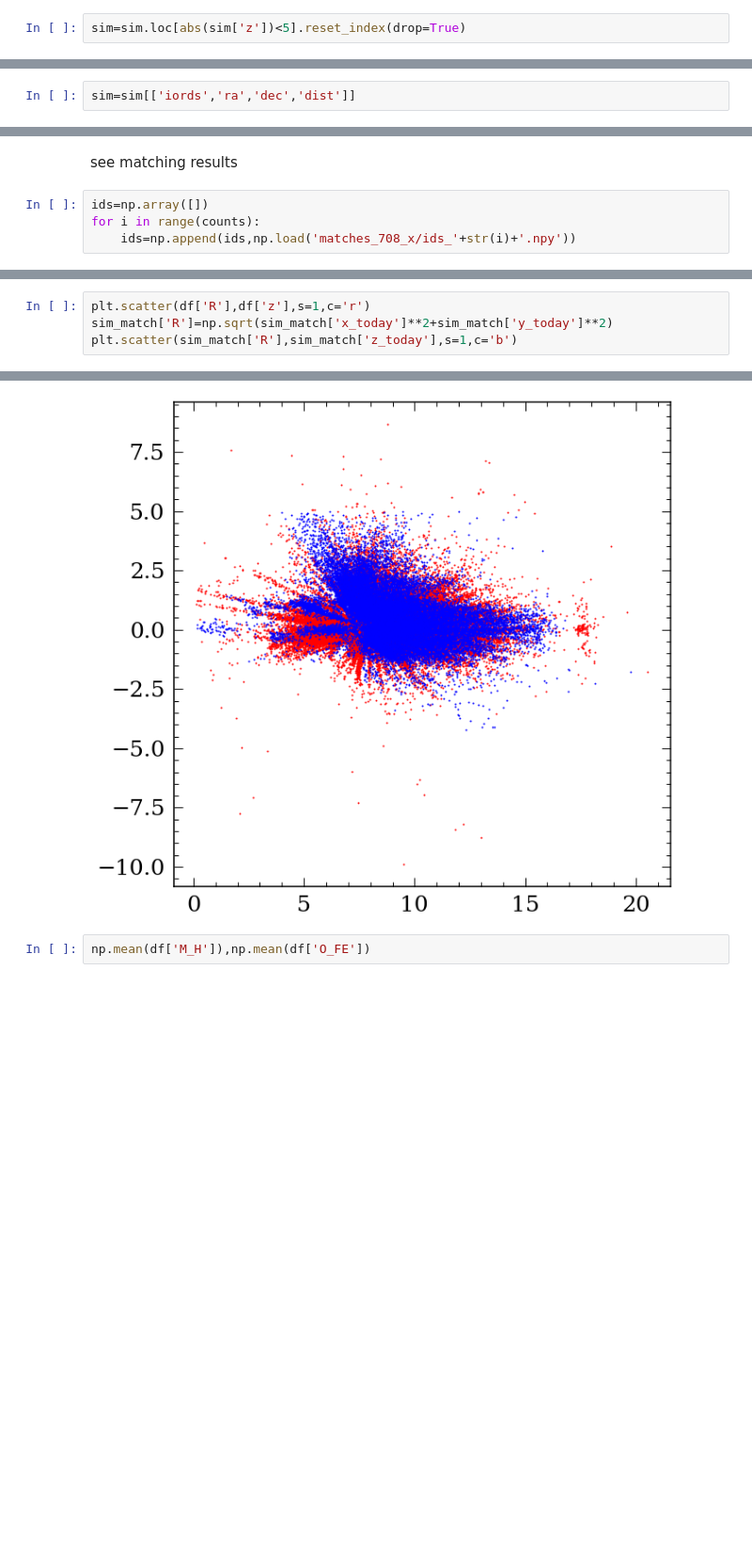
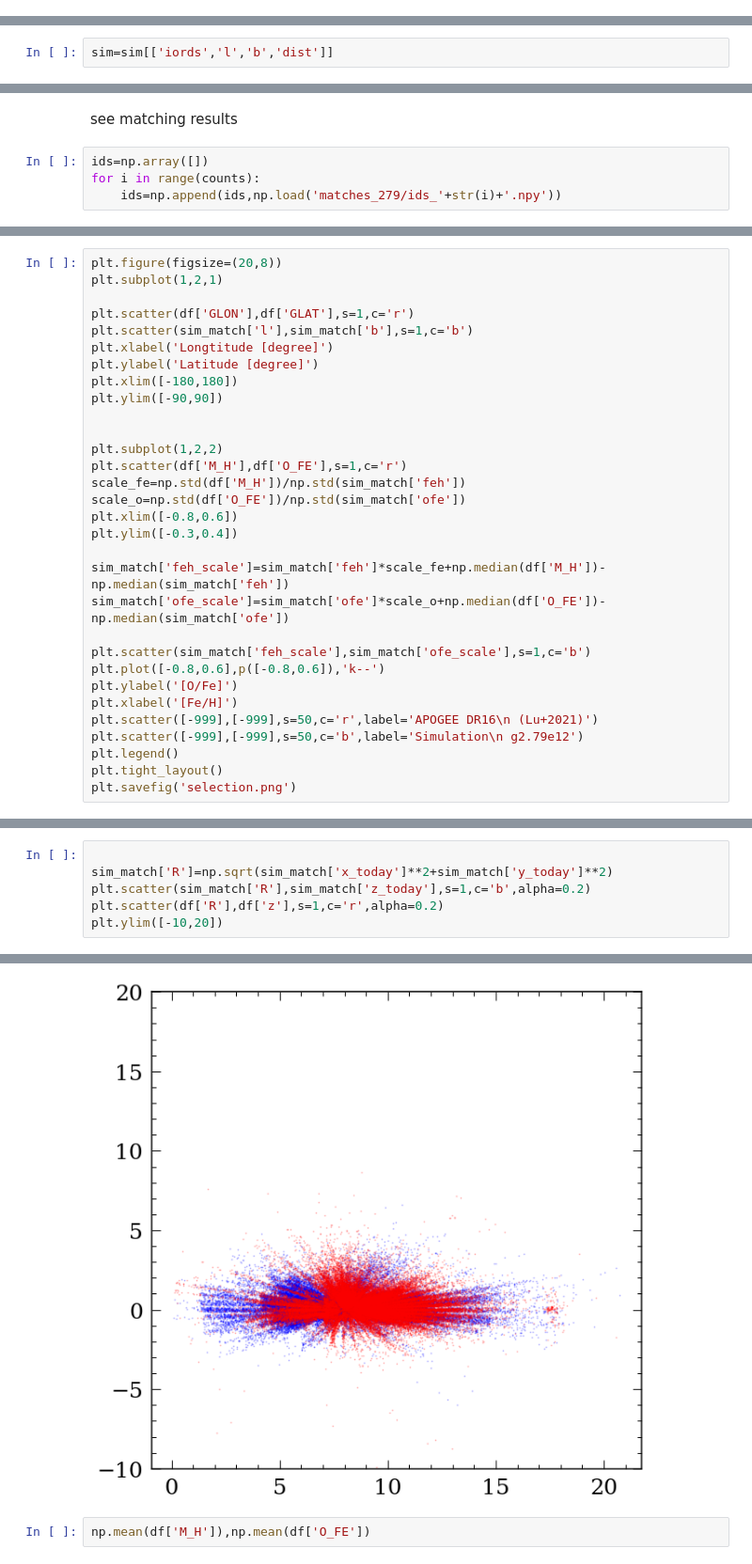
Before and after one commit to lyx12311/BuckSimulation, a Jupyter notebook: Data.ipynb, the cells around one changed output, grey strips where cells are left out. Shown at 94% size. Cells and saved outputs as stored; diff of their text form; blank space fills up the shorter version.

```diff
--- a/Data.ipynb
+++ b/Data.ipynb
@@ -86,2 +44,0 @@ sim=sim.loc[sim['dec']>-50].reset_index(drop=True)
-# %%
-sim=sim.loc[abs(sim['z'])<5].reset_index(drop=True)
@@ -107,5 +129,5 @@ np.shape(sim),np.shape(df)
 # %%
-sim=sim[['iords','ra','dec','dist']]
+sim=sim[['iords','l','b','dist']]
 # %% [markdown]
 Get stars closest to location of the APOGEE star
 # %%
@@ -277,4 +314,4 @@ see matching results
 # %%
 ids=np.array([])
 for i in range(counts):
-    ids=np.append(ids,np.load('matches_708_x/ids_'+str(i)+'.npy'))
+    ids=np.append(ids,np.load('matches_279/ids_'+str(i)+'.npy'))
@@ -300,0 +344,31 @@ plt.scatter(sim_match['ra'],sim_match['dec'],s=1,c='b')
+# %%
+plt.figure(figsize=(20,8))
+plt.subplot(1,2,1)
+
+plt.scatter(df['GLON'],df['GLAT'],s=1,c='r')
+plt.scatter(sim_match['l'],sim_match['b'],s=1,c='b')
+plt.xlabel('Longtitude [degree]')
+plt.ylabel('Latitude [degree]')
+plt.xlim([-180,180])
+plt.ylim([-90,90])
+
+
+plt.subplot(1,2,2)
+plt.scatter(df['M_H'],df['O_FE'],s=1,c='r')
+scale_fe=np.std(df['M_H'])/np.std(sim_match['feh'])
+scale_o=np.std(df['O_FE'])/np.std(sim_match['ofe'])
+plt.xlim([-0.8,0.6])
+plt.ylim([-0.3,0.4])
+
+sim_match['feh_scale']=sim_match['feh']*scale_fe+np.median(df['M_H'])-np.median(sim_match['feh'])
+sim_match['ofe_scale']=sim_match['ofe']*scale_o+np.median(df['O_FE'])-np.median(sim_match['ofe'])
+
+plt.scatter(sim_match['feh_scale'],sim_match['ofe_scale'],s=1,c='b')
+plt.plot([-0.8,0.6],p([-0.8,0.6]),'k--')
+plt.ylabel('[O/Fe]')
+plt.xlabel('[Fe/H]')
+plt.scatter([-999],[-999],s=50,c='r',label='APOGEE DR16\n (Lu+2021)')
+plt.scatter([-999],[-999],s=50,c='b',label='Simulation\n g2.79e12')
+plt.legend()
+plt.tight_layout()
+plt.savefig('selection.png')
@@ -301,7 +387,9 @@ plt.scatter(sim_match['ra'],sim_match['dec'],s=1,c='b')
 # %%
-plt.scatter(df['R'],df['z'],s=1,c='r')
+
 sim_match['R']=np.sqrt(sim_match['x_today']**2+sim_match['y_today']**2)
-plt.scatter(sim_match['R'],sim_match['z_today'],s=1,c='b')
+plt.scatter(sim_match['R'],sim_match['z_today'],s=1,c='b',alpha=0.2)
+plt.scatter(df['R'],df['z'],s=1,c='r',alpha=0.2)
+plt.ylim([-10,20])
 # %% [output]
 A value is trying to be set on a copy of a slice from a DataFrame.
 Try using .loc[row_indexer,col_indexer] = value instead
@@ -311,4 +400,4 @@ See the caveats in the documentation: https://pandas.pydata.org/pandas-docs/stab
-[figure, old version]
+[figure, new version]
 # %%
 np.mean(df['M_H']),np.mean(df['O_FE'])
 # %% [output]
```
Also changed, not shown: parts of 41 cells of this notebook, 2 other files.
